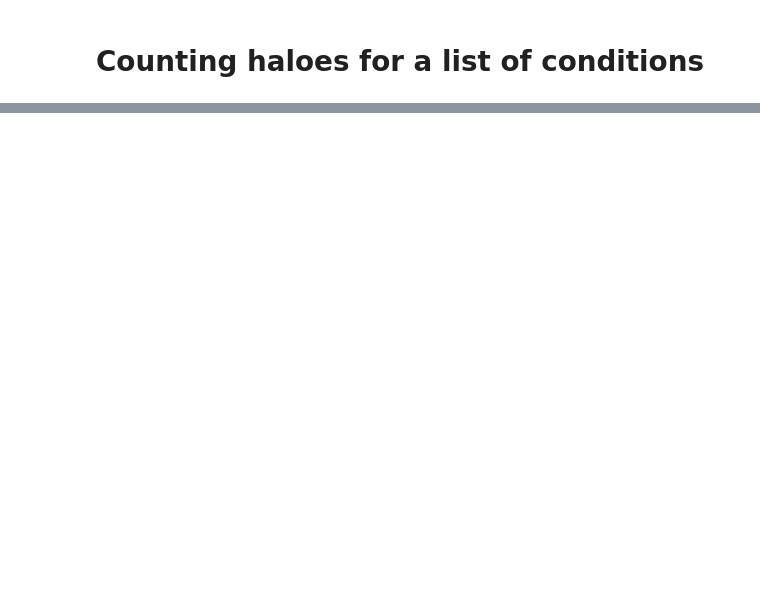
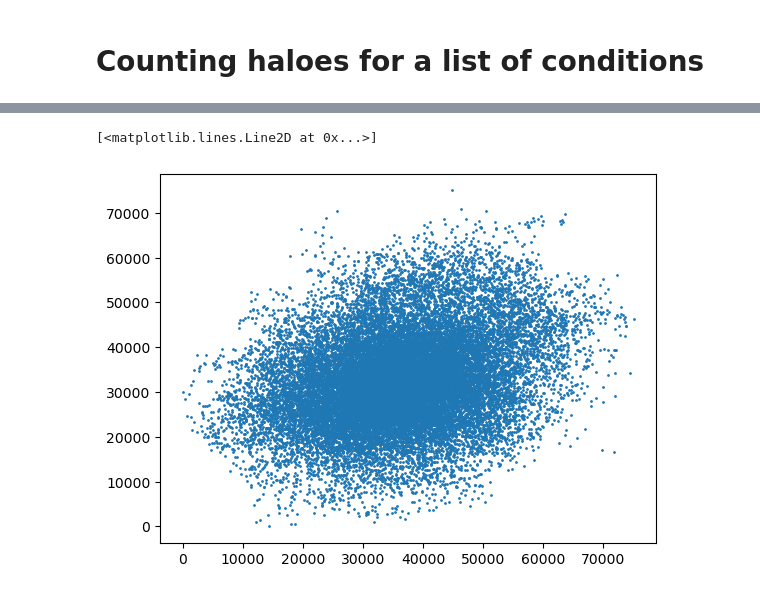
Before and after one commit to SergeiDBykov/self_supervised_halos, a Jupyter notebook: notebooks/halo_selection.ipynb, the cells around one changed output, grey strips where cells are left out. Cells and saved outputs as stored; diff of their text form; code cells hidden in the pictures; blank space fills up the shorter version.

```diff
--- a/notebooks/halo_selection.ipynb
+++ b/notebooks/halo_selection.ipynb
@@ -103,0 +58,20 @@ Error:
+# %%
+import astropy.cosmology
+from astropy import units as u
+from astropy import constants as const
+
+sim = get('http://www.tng-project.org/api/TNG100-1-Dark')
+snapshot = get('http://www.tng-project.org/api/TNG100-1-Dark/snapshots/z=0.0/')
+
+
+z = snapshot['redshift']
+Omega_0 = sim['omega_0']
+omega_B = sim['omega_B']
+h = sim['hubble']
+
+dm_mass = sim['mass_dm']
+
+
+cosmo = astropy.cosmology.FlatLambdaCDM(H0=h*100, Om0=Omega_0, Ob0=omega_B) #also astropy.cosmology.Planck15 but its a bit different
+#mean_density = cosmo.critical_density(z).to('Msun/Mpc^3').value
+mean_density = cosmo.critical_density(z)
@@ -103,0 +218,5 @@ Error:
+# %%
+plt.plot(pos[:,0], pos[:,1], 'o', markersize=1)
+# %% [output]
+[<matplotlib.lines.Line2D at 0x...>]
+[figure, added]
```
Also changed, not shown: parts of 18 cells of this notebook, 1 other file.
